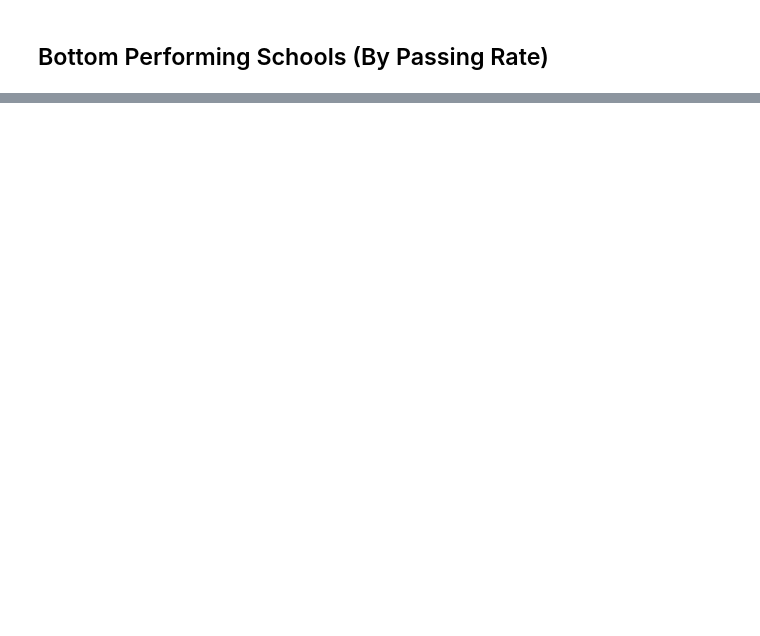
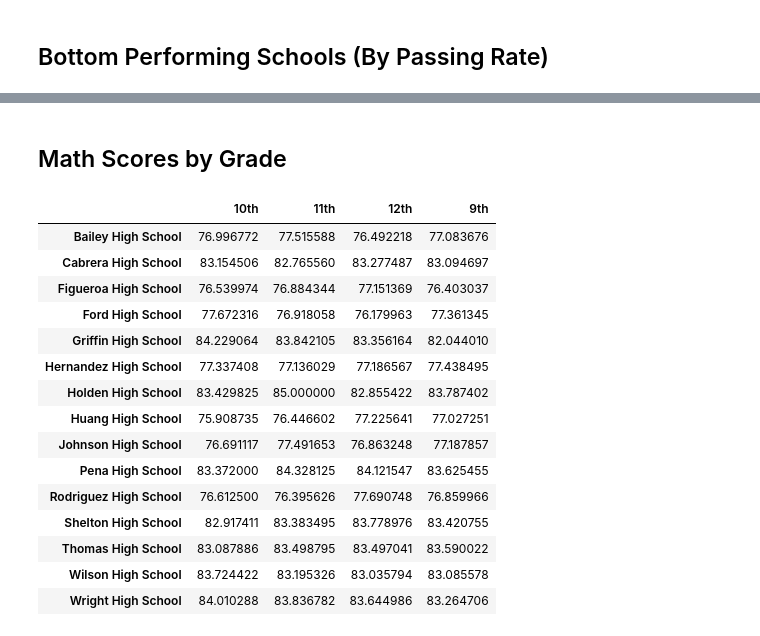
Before and after one commit to annasiatico/pandas-challenge, a Jupyter notebook: PyCitySchools/PyCitySchools.ipynb, the cells around one changed output, grey strips where cells are left out. Cells and saved outputs as stored; diff of their text form; code cells hidden in the pictures; blank space fills up the shorter version.

```diff
--- a/PyCitySchools/PyCitySchools.ipynb
+++ b/PyCitySchools/PyCitySchools.ipynb
@@ -316,3 +139,31 @@ bottom_performing_schools.head(5)
 | Huang High School | District | 2917 | 1910635 | 655.0 | 76.629414 | ... |
 | Johnson High School | District | 4761 | 3094650 | 650.0 | 77.072464 | ... |
 | Ford High School | District | 2739 | 1763916 | 644.0 | 77.102592 | ... |
+# %% [markdown]
+## Math Scores by Grade
+# %%
+score_by_grade = df
+score_by_grade_df = pd.DataFrame(score_by_grade).reset_index().drop(["student_name", "gender", "School Type", "size", "budget"], axis=1)
+#score_by_grade_df
+# %%
+math_score_table = score_by_grade_df.pivot_table(values="math_score", index=("school_name"), aggfunc='mean', columns = "grade")
+del math_score_table.index.name
+del math_score_table.columns.name
+math_score_table
+# %% [output]
+|  | 10th | 11th | 12th | 9th |
+| Bailey High School | 76.996772 | 77.515588 | 76.492218 | 77.083676 |
+| Cabrera High School | 83.154506 | 82.765560 | 83.277487 | 83.094697 |
+| Figueroa High School | 76.539974 | 76.884344 | 77.151369 | 76.403037 |
+| Ford High School | 77.672316 | 76.918058 | 76.179963 | 77.361345 |
+| Griffin High School | 84.229064 | 83.842105 | 83.356164 | 82.044010 |
+| Hernandez High School | 77.337408 | 77.136029 | 77.186567 | 77.438495 |
+| Holden High School | 83.429825 | 85.000000 | 82.855422 | 83.787402 |
+| Huang High School | 75.908735 | 76.446602 | 77.225641 | 77.027251 |
+| Johnson High School | 76.691117 | 77.491653 | 76.863248 | 77.187857 |
+| Pena High School | 83.372000 | 84.328125 | 84.121547 | 83.625455 |
+| Rodriguez High School | 76.612500 | 76.395626 | 77.690748 | 76.859966 |
+| Shelton High School | 82.917411 | 83.383495 | 83.778976 | 83.420755 |
+| Thomas High School | 83.087886 | 83.498795 | 83.497041 | 83.590022 |
+| Wilson High School | 83.724422 | 83.195326 | 83.035794 | 83.085578 |
+| Wright High School | 84.010288 | 83.836782 | 83.644986 | 83.264706 |
```
Also changed, not shown: parts of 21 cells of this notebook.
